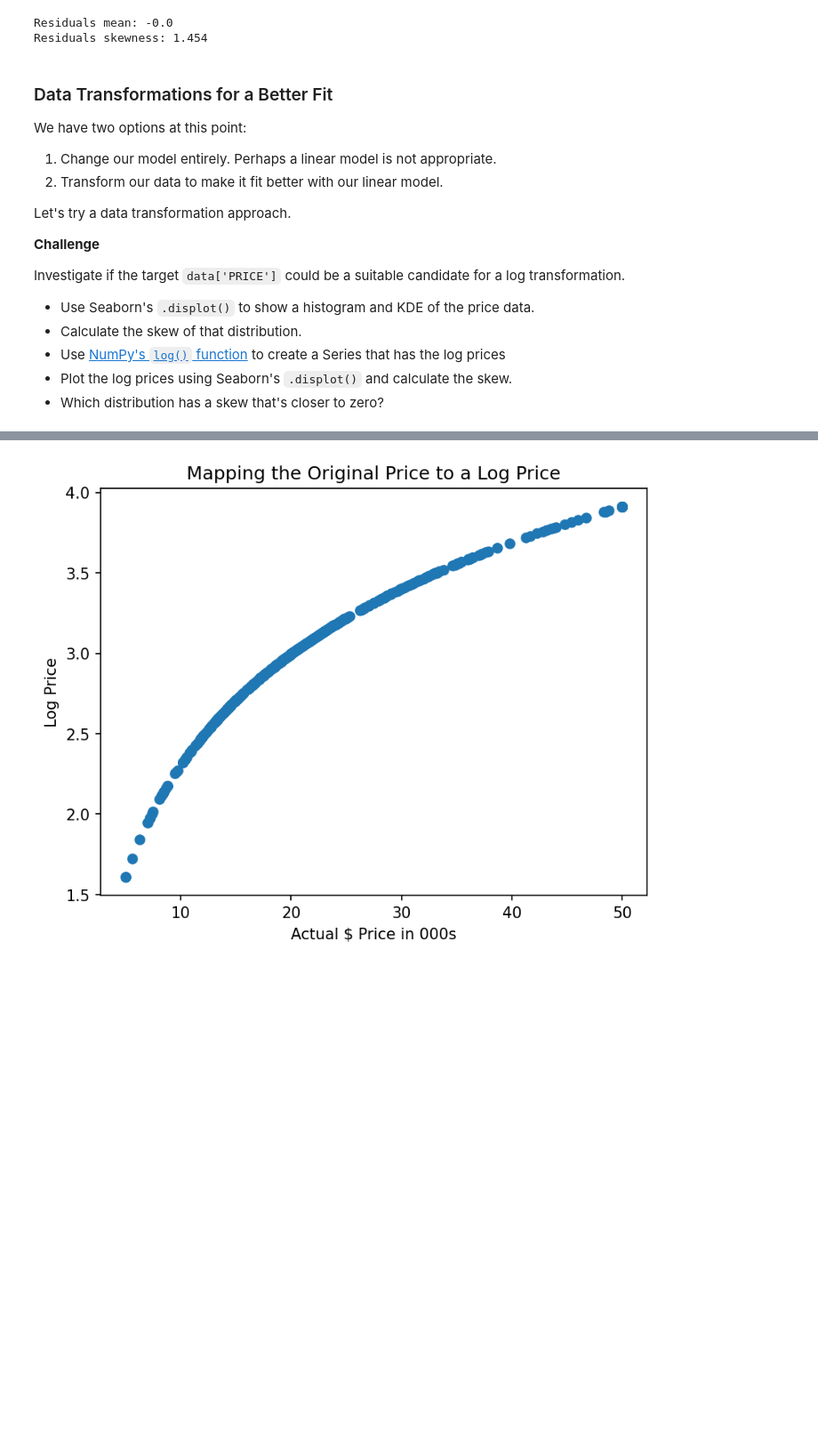
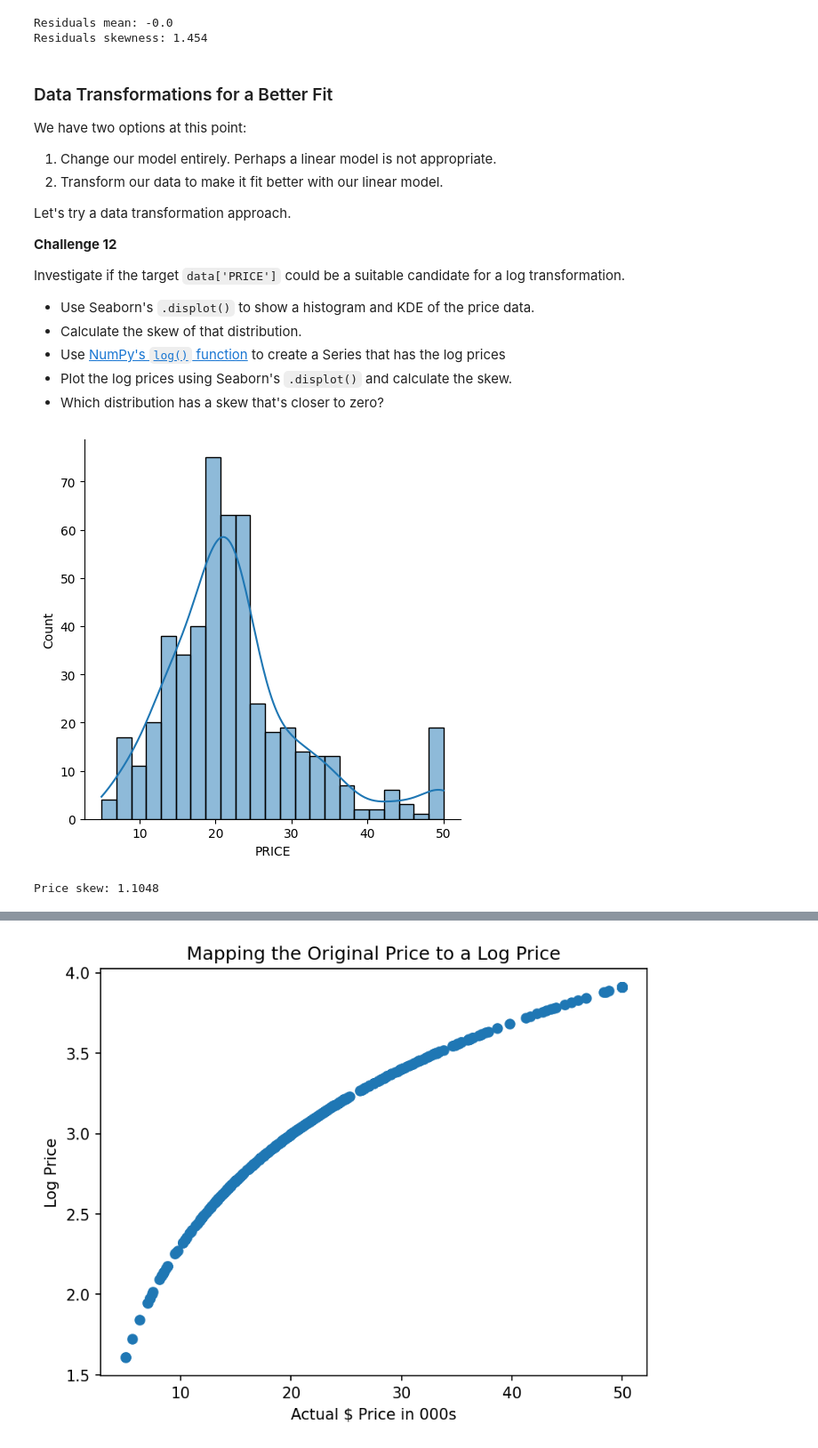
Before and after one commit to ahpmatias/capstone-boston-house-prices, a Jupyter notebook: Multivariable_Regression_and_Valuation_Model_(start).ipynb, the cells around one changed output, grey strips where cells are left out. Shown at 89% size. Drawn from its saved outputs; the diff is of its cells as text; code cells hidden in the pictures; blank space fills up the shorter version.

Commit message:
Finish challenge 12.

```diff
--- a/Multivariable_Regression_and_Valuation_Model_(start).ipynb
+++ b/Multivariable_Regression_and_Valuation_Model_(start).ipynb
@@ -541,7 +541,7 @@ We have two options at this point:
 
 Let's try a data transformation approach.
 
-**Challenge**
+**Challenge 12**
 
 Investigate if the target `data['PRICE']` could be a suitable candidate for a log transformation.
 
@@ -550,3 +550,15 @@ Investigate if the target `data['PRICE']` could be a suitable candidate for a lo
 * Use [NumPy's `log()` function](https://numpy.org/doc/stable/reference/generated/numpy.log.html) to create a Series that has the log prices
 * Plot the log prices using Seaborn's `.displot()` and calculate the skew.
 * Which distribution has a skew that's closer to zero?
+# %%
+sns.displot(data.PRICE,
+            kde=True)
+
+plt.show()
+# %% [output]
+[figure, added]
+# %%
+price_skew = skew(data.PRICE)
+print(f'Price skew: {round(price_skew, 4)}')
+# %% [output]
+Price skew: 1.1048
```
Also changed, not shown: parts of 2 cells of this notebook.
